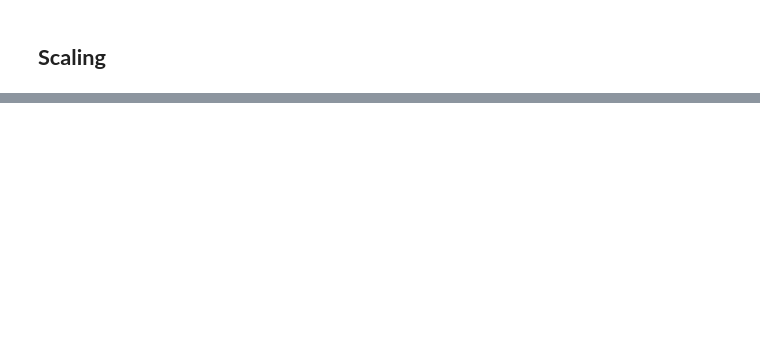
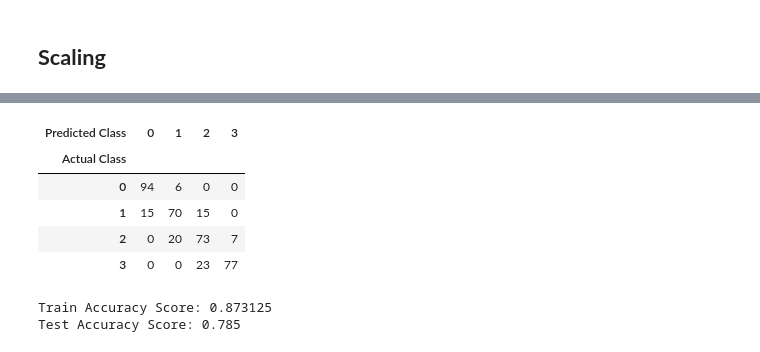
Before and after one commit to aryarajat/Mobile-Price-Range-Prediction, a Jupyter notebook: Mobile_Price_Range_Prediction.ipynb, the cells around one changed output, grey strips where cells are left out. Cells and saved outputs as stored; diff of their text form; code cells hidden in the pictures; blank space fills up the shorter version.

```diff
--- a/Mobile_Price_Range_Prediction.ipynb
+++ b/Mobile_Price_Range_Prediction.ipynb
@@ -778,7 +834,8 @@ print(y_test.shape)
 # %% [markdown]
 ## **Scaling**
 # %%
-sc = MinMaxScaler()
+from sklearn.preprocessing import StandardScaler
+sc = StandardScaler()
 
 X_train = sc.fit_transform(X_train)
 X_test = sc.transform(X_test)
@@ -789,5 +854,0 @@ X_test = sc.transform(X_test)
-# %%
-# Importing
-from sklearn.linear_model import LogisticRegression
-clf1=LogisticRegression(multi_class = 'multinomial', solver = 'sag',  max_iter = 5000)
-clf1.fit(X_train,y_train)
@@ -855,0 +861,5 @@ weighted avg       0.96      0.96      0.96       400
+# %%
+# Applying the KNeighborsClassifier
+from sklearn.neighbors import KNeighborsClassifier
+knn = KNeighborsClassifier(n_neighbors=4)
+knn.fit(X_train,y_train)
@@ -855,0 +876,4 @@ weighted avg       0.96      0.96      0.96       400
+# %%
+# Predictions on the train and test data
+y_test_knn=knn.predict(X_test)
+y_train_knn=knn.predict(X_train)
@@ -855,0 +895,21 @@ weighted avg       0.96      0.96      0.96       400
+# %%
+# Create confusion matrix
+pd.crosstab(y_test, y_test_knn, rownames=['Actual Class'], colnames=['Predicted Class'])
+# %% [output]
+| Predicted Class | 0 | 1 | 2 | 3 |
+| Actual Class |  |  |  |  |
+| 0 | 94 | 6 | 0 | 0 |
+| 1 | 15 | 70 | 15 | 0 |
+| 2 | 0 | 20 | 73 | 7 |
+| 3 | 0 | 0 | 23 | 77 |
+# %%
+# Printing the accuracy score
+test_accu1=accuracy_score(y_test,y_test_knn)
+train_accu1=accuracy_score(y_train,y_train_knn)
+
+
+print('Train Accuracy Score:',train_accu1)
+print('Test Accuracy Score:',test_accu1)
+# %% [output]
+Train Accuracy Score: 0.873125
+Test Accuracy Score: 0.785
```
Also changed, not shown: parts of 98 cells of this notebook.
